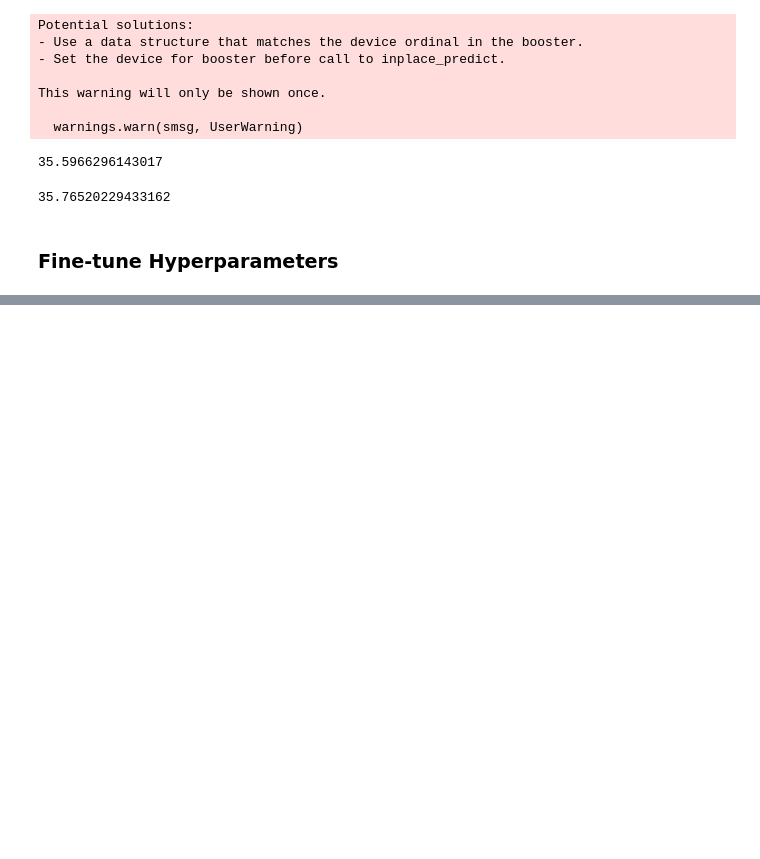
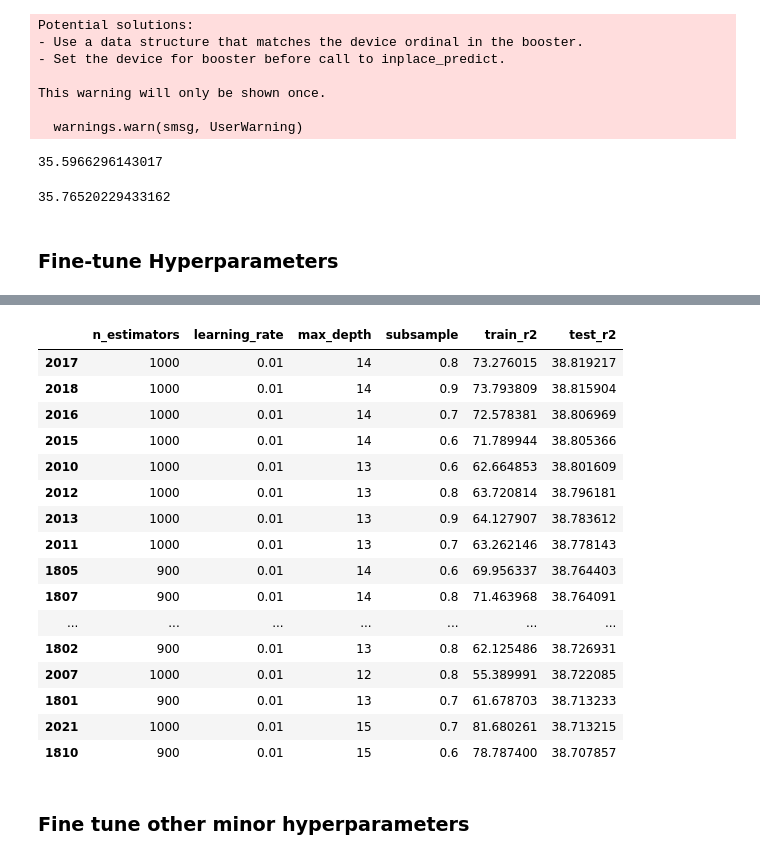
Before and after one commit to MichaelChaoLi-cpu/GallupWellBeingResearch, a Jupyter notebook: Code/AN_XgbModelExperiments_ML.ipynb, the cells around one changed output, grey strips where cells are left out. Cells and saved outputs as stored; diff of their text form; code cells hidden in the pictures; blank space fills up the shorter version.

```diff
--- a/Code/AN_XgbModelExperiments_ML.ipynb
+++ b/Code/AN_XgbModelExperiments_ML.ipynb
@@ -142,0 +147,2 @@ for n_estimators in n_estimators_list:
+# %%
+results_list_df = pd.DataFrame(results_list, columns = ['n_estimators', 'learning_rate', 'max_depth', 'subsample', 'train_r2', 'test_r2'])
@@ -143 +151,23 @@ for n_estimators in n_estimators_list:
+# %%
+results_list_df.sort_values(by='test_r2', ascending=False).head(20)
+# %% [output]
+|  | n_estimators | learning_rate | max_depth | subsample | train_r2 | test_r2 |
+| 2017 | 1000 | 0.01 | 14 | 0.8 | 73.276015 | 38.819217 |
+| 2018 | 1000 | 0.01 | 14 | 0.9 | 73.793809 | 38.815904 |
+| 2016 | 1000 | 0.01 | 14 | 0.7 | 72.578381 | 38.806969 |
+| 2015 | 1000 | 0.01 | 14 | 0.6 | 71.789944 | 38.805366 |
+| 2010 | 1000 | 0.01 | 13 | 0.6 | 62.664853 | 38.801609 |
+| 2012 | 1000 | 0.01 | 13 | 0.8 | 63.720814 | 38.796181 |
+| 2013 | 1000 | 0.01 | 13 | 0.9 | 64.127907 | 38.783612 |
+| 2011 | 1000 | 0.01 | 13 | 0.7 | 63.262146 | 38.778143 |
+| 1805 | 900 | 0.01 | 14 | 0.6 | 69.956337 | 38.764403 |
+| 1807 | 900 | 0.01 | 14 | 0.8 | 71.463968 | 38.764091 |
+| ... | ... | ... | ... | ... | ... | ... |
+| 1802 | 900 | 0.01 | 13 | 0.8 | 62.125486 | 38.726931 |
+| 2007 | 1000 | 0.01 | 12 | 0.8 | 55.389991 | 38.722085 |
+| 1801 | 900 | 0.01 | 13 | 0.7 | 61.678703 | 38.713233 |
+| 2021 | 1000 | 0.01 | 15 | 0.7 | 81.680261 | 38.713215 |
+| 1810 | 900 | 0.01 | 15 | 0.6 | 78.787400 | 38.707857 |
+# %% [markdown]
+### Fine tune other minor hyperparameters
 # %%
```
Also changed, not shown: parts of 19 cells of this notebook, 6 other files.
